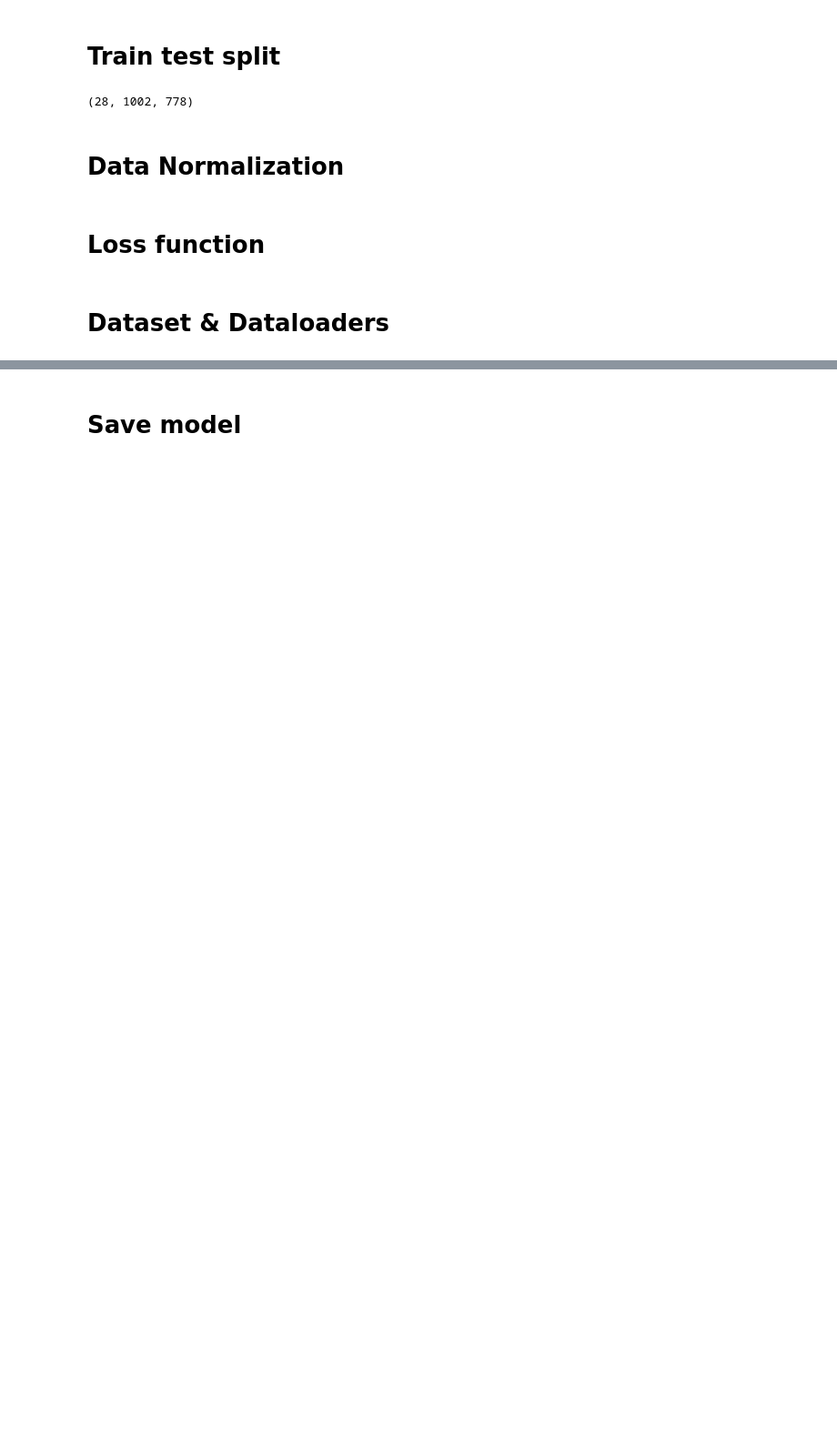
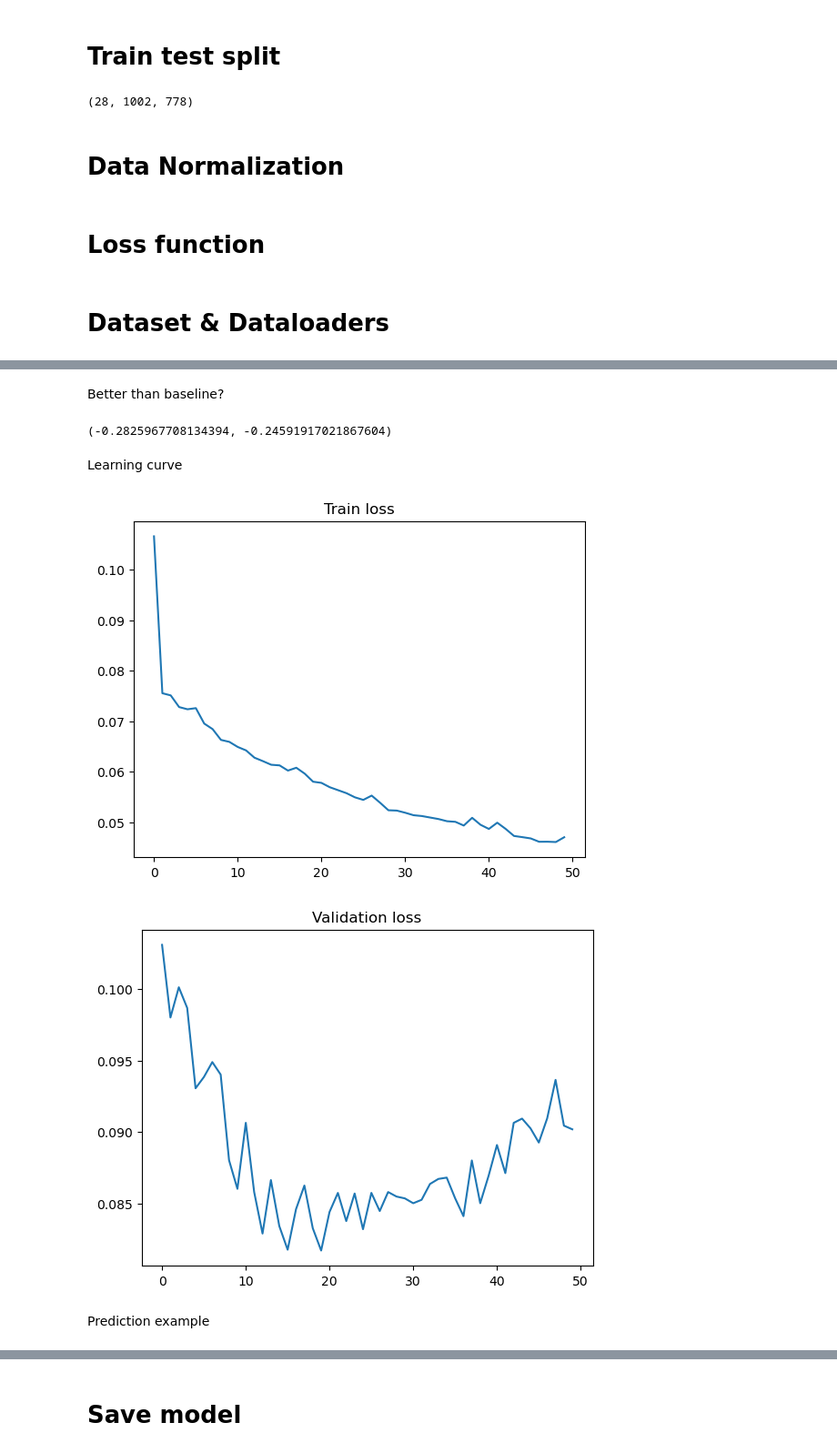
Before and after one commit to Giovanni3A/deforestation_forecast, a Jupyter notebook: 3_model_train.ipynb, the cells around one changed output, grey strips where cells are left out. Shown at 91% size. Saved outputs shown, nothing was run; the diff lists cells and outputs as text; code cells hidden in the pictures; blank space fills up the shorter version.

Commit message:
GPU use and better model

```diff
--- a/3_model_train.ipynb
+++ b/3_model_train.ipynb
@@ -14,6 +12,8 @@ from utils import compute_frames
 # %%
 import torch
 from torch.utils.data import Dataset
+# %%
+dev = "cuda:0"
 # %% [markdown]
 # History dataset generation
 # %%
@@ -482,3 +472,13 @@ optimizer = optim.SGD(model.parameters(), lr=1e-3, momentum=0.9)
+# %%
+model = smp.DeepLabV3Plus(
+    encoder_name="resnet34",
+    in_channels=4+2+4+4+4+3,
+    classes=2
+)
+optimizer = optim.Adam(model.parameters())
+# %%
+# use gpu
+model = model.to(dev)
 # %%
 # model.load_state_dict(torch.load(r"basic_cnn_003.pt"))
 # %%
@@ -713,0 +534,4 @@ fig.show()
+# %%
+# train loop
+model.epoch = 0
+model.errs = []
@@ -713,0 +614,25 @@ fig.show()
+# %% [markdown]
+Better than baseline?
+# %%
+(
+    float(model.errs[-1][0] - base_train_err),
+    float(model.errs[-1][1] - base_val_err)
+)
+# %% [output]
+(-0.2825967708134394, -0.24591917021867604)
+# %% [markdown]
+Learning curve
+# %%
+import matplotlib.pyplot as plt
+
+plt.plot([float(e[0]) for e in model.errs])
+plt.title("Train loss")
+plt.show()
+plt.plot([float(e[1]) for e in model.errs])
+plt.title("Validation loss")
+plt.show()
+# %% [output]
+[figure, added]
+[figure, added]
+# %% [markdown]
+Prediction example
```
Also changed, not shown: parts of 58 cells of this notebook, 7 other files.
